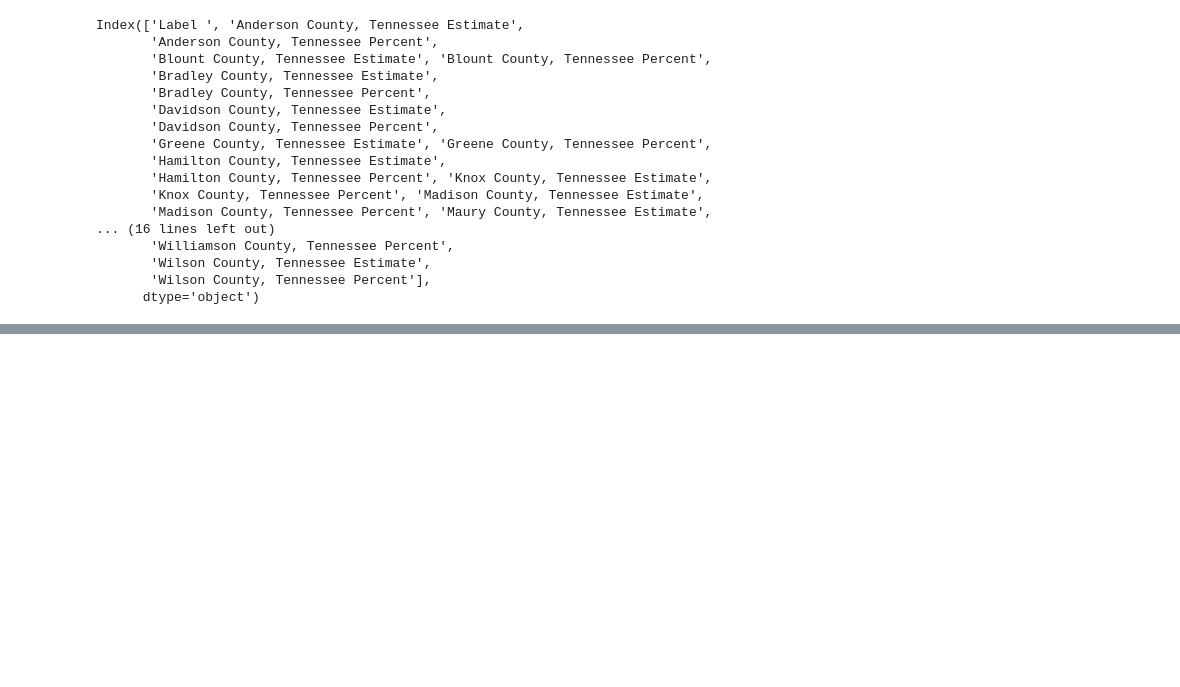
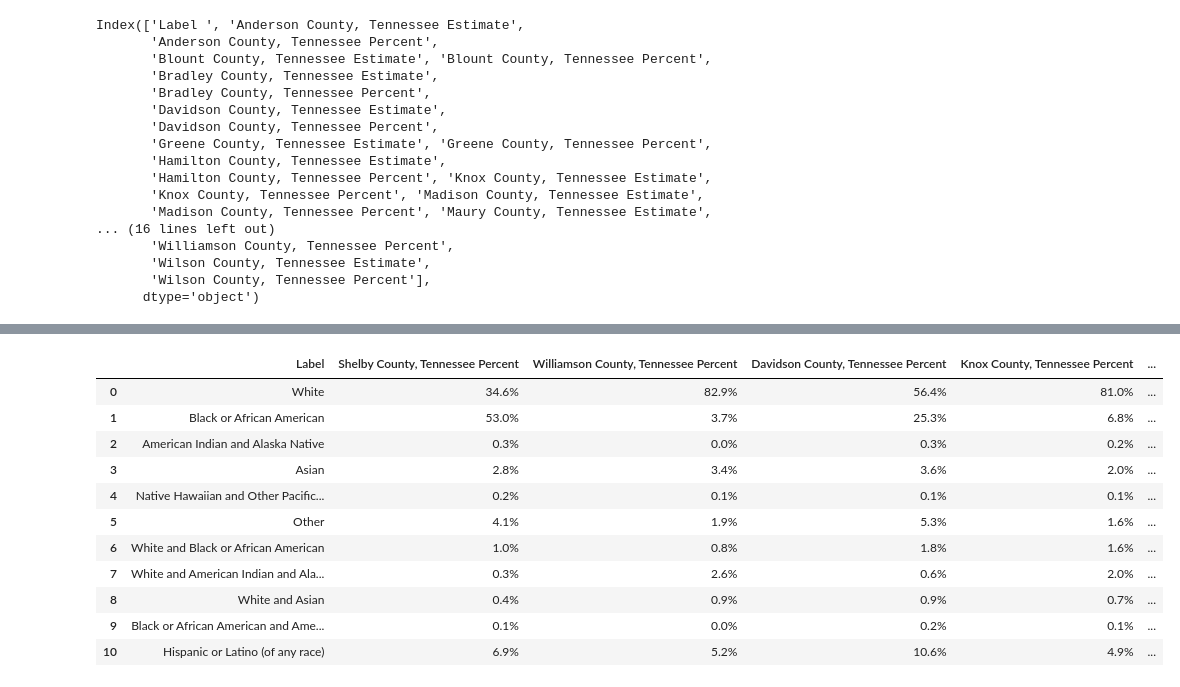
Before and after one commit to scost46/TN_Obesity_Analysis_Capstone, a Jupyter notebook: notebooks/TN_census_notebook.ipynb, the cells around one changed output, grey strips where cells are left out. Cells and saved outputs as stored; diff of their text form; code cells hidden in the pictures; blank space fills up the shorter version.

```diff
--- a/notebooks/TN_census_notebook.ipynb
+++ b/notebooks/TN_census_notebook.ipynb
@@ -626,0 +622,19 @@ percent_df
+# %%
+# Replace the label "Some other race" with "Other"
+percent_df.loc[percent_df['Label '] == 'Some other race', 'Label '] = 'Other'
+
+percent_df.reset_index(drop=True, inplace=True)
+percent_df
+# %% [output]
+|  | Label | Shelby County, Tennessee Percent | Williamson County, Tennessee Percent | Davidson County, Tennessee Percent | Knox County, Tennessee Percent | ... |
+| 0 | White | 34.6% | 82.9% | 56.4% | 81.0% | ... |
+| 1 | Black or African American | 53.0% | 3.7% | 25.3% | 6.8% | ... |
+| 2 | American Indian and Alaska Native | 0.3% | 0.0% | 0.3% | 0.2% | ... |
+| 3 | Asian | 2.8% | 3.4% | 3.6% | 2.0% | ... |
+| 4 | Native Hawaiian and Other Pacific... | 0.2% | 0.1% | 0.1% | 0.1% | ... |
+| 5 | Other | 4.1% | 1.9% | 5.3% | 1.6% | ... |
+| 6 | White and Black or African American | 1.0% | 0.8% | 1.8% | 1.6% | ... |
+| 7 | White and American Indian and Ala... | 0.3% | 2.6% | 0.6% | 2.0% | ... |
+| 8 | White and Asian | 0.4% | 0.9% | 0.9% | 0.7% | ... |
+| 9 | Black or African American and Ame... | 0.1% | 0.0% | 0.2% | 0.1% | ... |
+| 10 | Hispanic or Latino (of any race) | 6.9% | 5.2% | 10.6% | 4.9% | ... |
```
Also changed, not shown: parts of 7 cells of this notebook.
